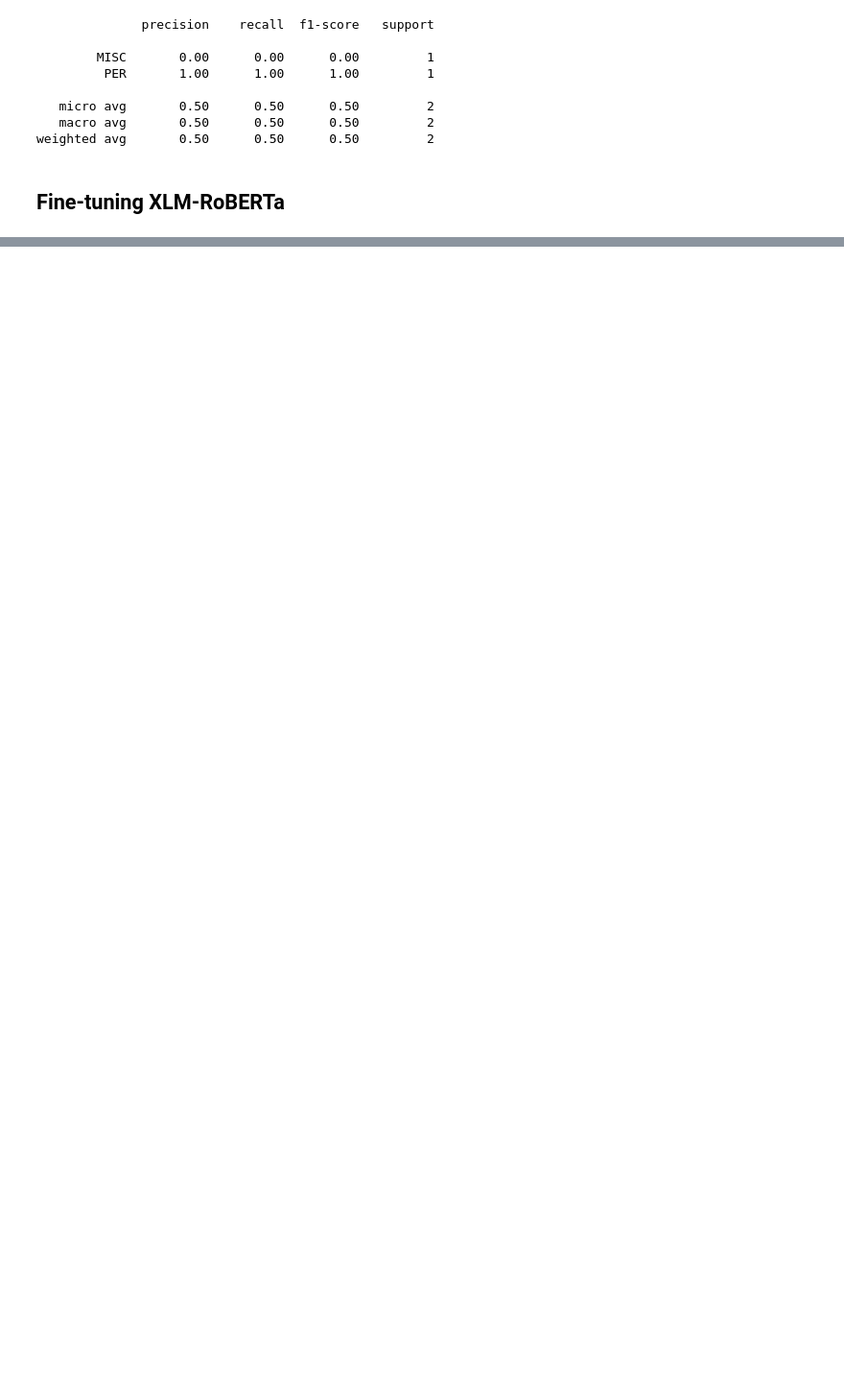
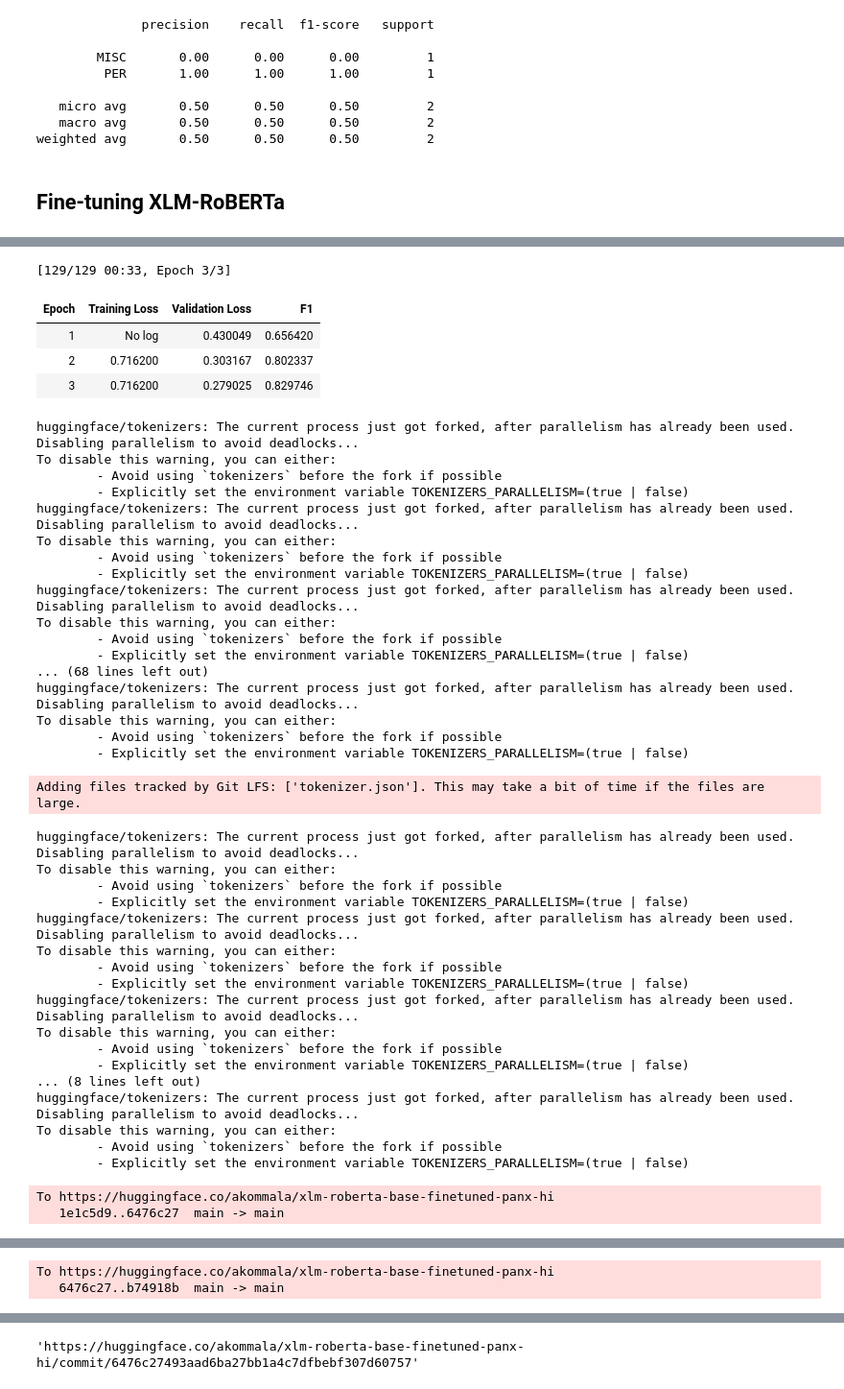
Before and after one commit to the-neural-networker/nlp-with-transformers, a Jupyter notebook: multi-lingual-language-recognition.ipynb, the cells around one changed output, grey strips where cells are left out. Shown at 96% size. Saved outputs shown, nothing was run; the diff lists cells and outputs as text; code cells hidden in the pictures; blank space fills up the shorter version.

Commit message:
fine-tune xlm-roberta

```diff
--- a/multi-lingual-language-recognition.ipynb
+++ b/multi-lingual-language-recognition.ipynb
@@ -361,0 +367,6 @@ def align_predictions(predictions, label_ids):
+# %%
+from seqeval.metrics import f1_score
+
+def compute_metrics(eval_pred):
+    y_pred, y_true = align_predictions(eval_pred.predictions, eval_pred.label_ids)
+    return {"f1": f1_score(y_true, y_pred)}
@@ -361,0 +416,46 @@ def align_predictions(predictions, label_ids):
+# %%
+trainer.train()
+trainer.push_to_hub(commit_message="Training completed!")
+# %% [output]
+[129/129 00:33, Epoch 3/3]
+| Epoch | Training Loss | Validation Loss | F1 |
+| 1 | No log | 0.430049 | 0.656420 |
+| 2 | 0.716200 | 0.303167 | 0.802337 |
+| 3 | 0.716200 | 0.279025 | 0.829746 |
+huggingface/tokenizers: The current process just got forked, after parallelism has already been used. Disabling parallelism to avoid deadlocks...
+To disable this warning, you can either:
+        - Avoid using `tokenizers` before the fork if possible
+        - Explicitly set the environment variable TOKENIZERS_PARALLELISM=(true | false)
+huggingface/tokenizers: The current process just got forked, after parallelism has already been used. Disabling parallelism to avoid deadlocks...
+To disable this warning, you can either:
+        - Avoid using `tokenizers` before the fork if possible
+        - Explicitly set the environment variable TOKENIZERS_PARALLELISM=(true | false)
+huggingface/tokenizers: The current process just got forked, after parallelism has already been used. Disabling parallelism to avoid deadlocks...
+To disable this warning, you can either:
+        - Avoid using `tokenizers` before the fork if possible
+        - Explicitly set the environment variable TOKENIZERS_PARALLELISM=(true | false)
+... (68 lines left out)
+huggingface/tokenizers: The current process just got forked, after parallelism has already been used. Disabling parallelism to avoid deadlocks...
+To disable this warning, you can either:
+        - Avoid using `tokenizers` before the fork if possible
+        - Explicitly set the environment variable TOKENIZERS_PARALLELISM=(true | false)
+Adding files tracked by Git LFS: ['tokenizer.json']. This may take a bit of time if the files are large.
+huggingface/tokenizers: The current process just got forked, after parallelism has already been used. Disabling parallelism to avoid deadlocks...
+To disable this warning, you can either:
+        - Avoid using `tokenizers` before the fork if possible
+        - Explicitly set the environment variable TOKENIZERS_PARALLELISM=(true | false)
+huggingface/tokenizers: The current process just got forked, after parallelism has already been used. Disabling parallelism to avoid deadlocks...
+To disable this warning, you can either:
+        - Avoid using `tokenizers` before the fork if possible
+        - Explicitly set the environment variable TOKENIZERS_PARALLELISM=(true | false)
+huggingface/tokenizers: The current process just got forked, after parallelism has already been used. Disabling parallelism to avoid deadlocks...
+To disable this warning, you can either:
+        - Avoid using `tokenizers` before the fork if possible
+        - Explicitly set the environment variable TOKENIZERS_PARALLELISM=(true | false)
+... (8 lines left out)
+huggingface/tokenizers: The current process just got forked, after parallelism has already been used. Disabling parallelism to avoid deadlocks...
+To disable this warning, you can either:
+        - Avoid using `tokenizers` before the fork if possible
+        - Explicitly set the environment variable TOKENIZERS_PARALLELISM=(true | false)
+To https://huggingface.co/akommala/xlm-roberta-base-finetuned-panx-hi
+   1e1c5d9..6476c27  main -> main
@@ -361,0 +479,2 @@ def align_predictions(predictions, label_ids):
+To https://huggingface.co/akommala/xlm-roberta-base-finetuned-panx-hi
+   6476c27..b74918b  main -> main
@@ -361,0 +493 @@ def align_predictions(predictions, label_ids):
+'https://huggingface.co/akommala/xlm-roberta-base-finetuned-panx-hi/commit/6476c27493aad6ba27bb1a4c7dfbebf307d60757'
```
Also changed, not shown: parts of 11 cells of this notebook.
